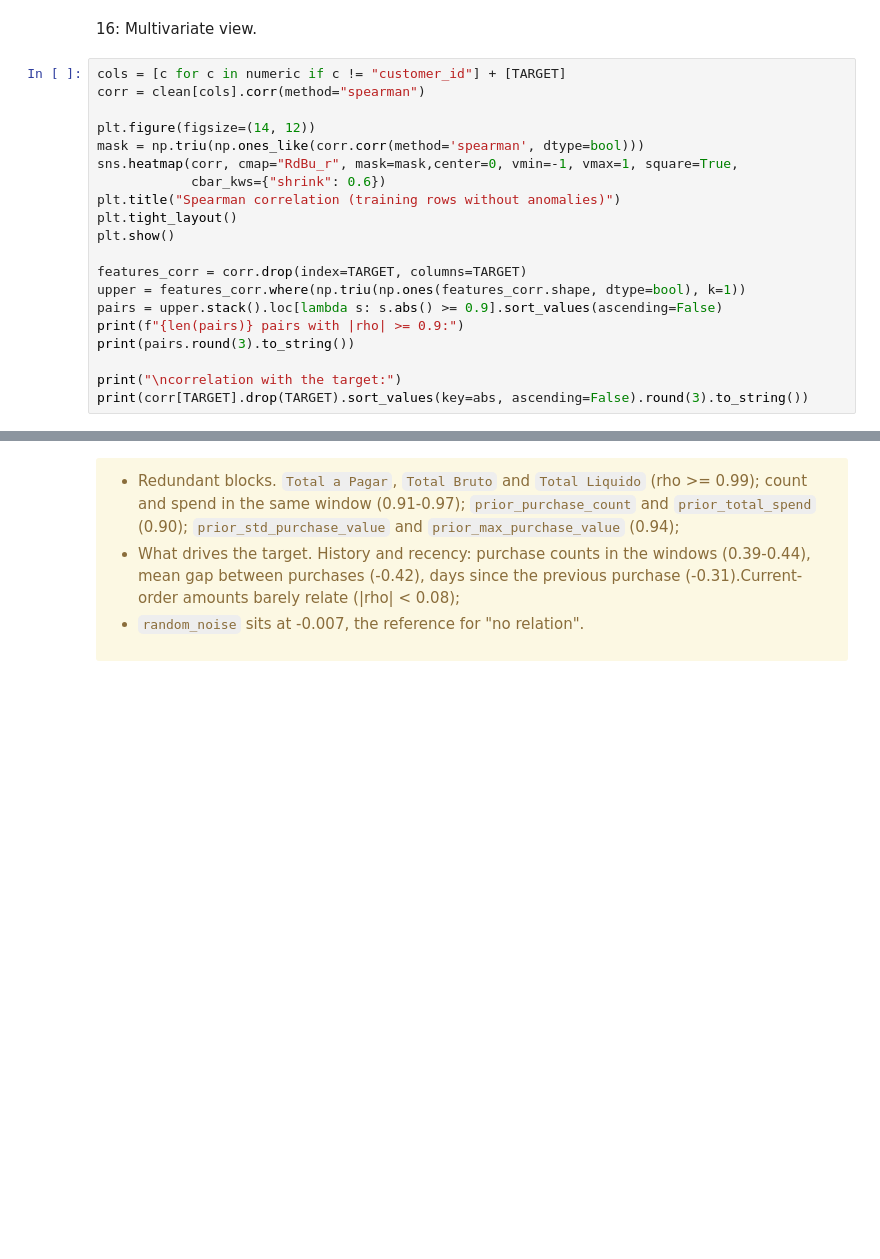
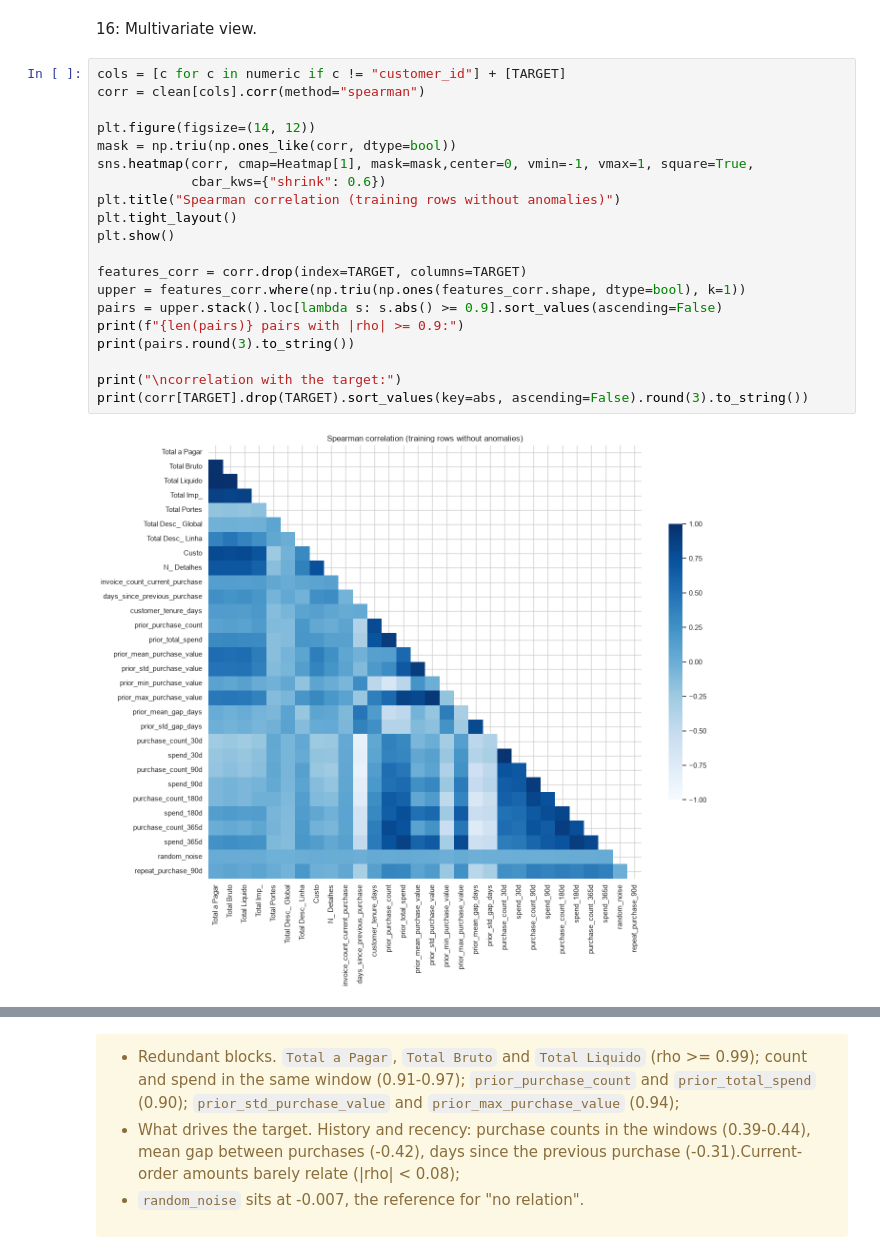
Before and after one commit to jfmenezes/Projeto-Machine-Learning, a Jupyter notebook: Notebook/EDA_Group_34.ipynb, the cells around one changed output, grey strips where cells are left out. Drawn from its saved outputs; the diff is of its cells as text; blank space fills up the shorter version.

```diff
--- a/Notebook/EDA_Group_34.ipynb
+++ b/Notebook/EDA_Group_34.ipynb
@@ -613,21 +661,22 @@ Total a Pagar                 443.4   520.0
 # %%
 cols = [c for c in numeric if c != "customer_id"] + [TARGET]
 corr = clean[cols].corr(method="spearman")
 
 plt.figure(figsize=(14, 12))
-mask = np.triu(np.ones_like(corr.corr(method='spearman', dtype=bool)))
-sns.heatmap(corr, cmap="RdBu_r", mask=mask,center=0, vmin=-1, vmax=1, square=True,
+mask = np.triu(np.ones_like(corr, dtype=bool))
+sns.heatmap(corr, cmap=Heatmap[1], mask=mask,center=0, vmin=-1, vmax=1, square=True,
             cbar_kws={"shrink": 0.6})
 plt.title("Spearman correlation (training rows without anomalies)")
 plt.tight_layout()
 plt.show()
 
 features_corr = corr.drop(index=TARGET, columns=TARGET)
 upper = features_corr.where(np.triu(np.ones(features_corr.shape, dtype=bool), k=1))
 pairs = upper.stack().loc[lambda s: s.abs() >= 0.9].sort_values(ascending=False)
 print(f"{len(pairs)} pairs with |rho| >= 0.9:")
 print(pairs.round(3).to_string())
 
 print("\ncorrelation with the target:")
 print(corr[TARGET].drop(TARGET).sort_values(key=abs, ascending=False).round(3).to_string())
 # %% [output]
+[figure, added]
```
Also changed, not shown: parts of 13 cells of this notebook, 11 other files.
